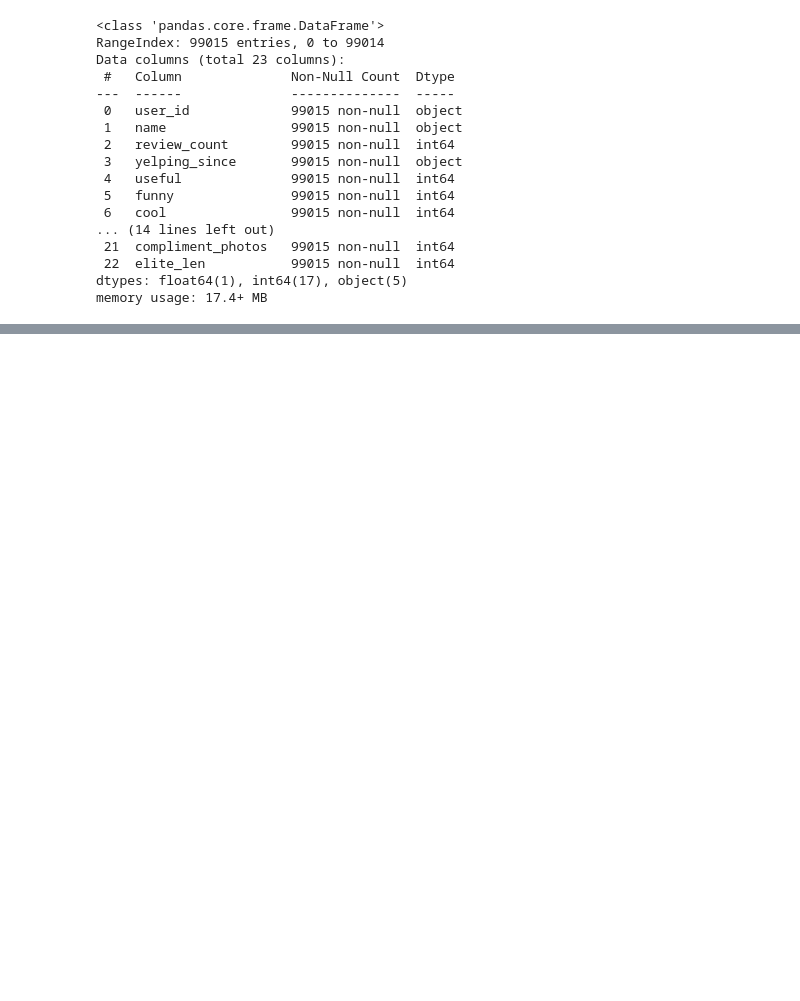
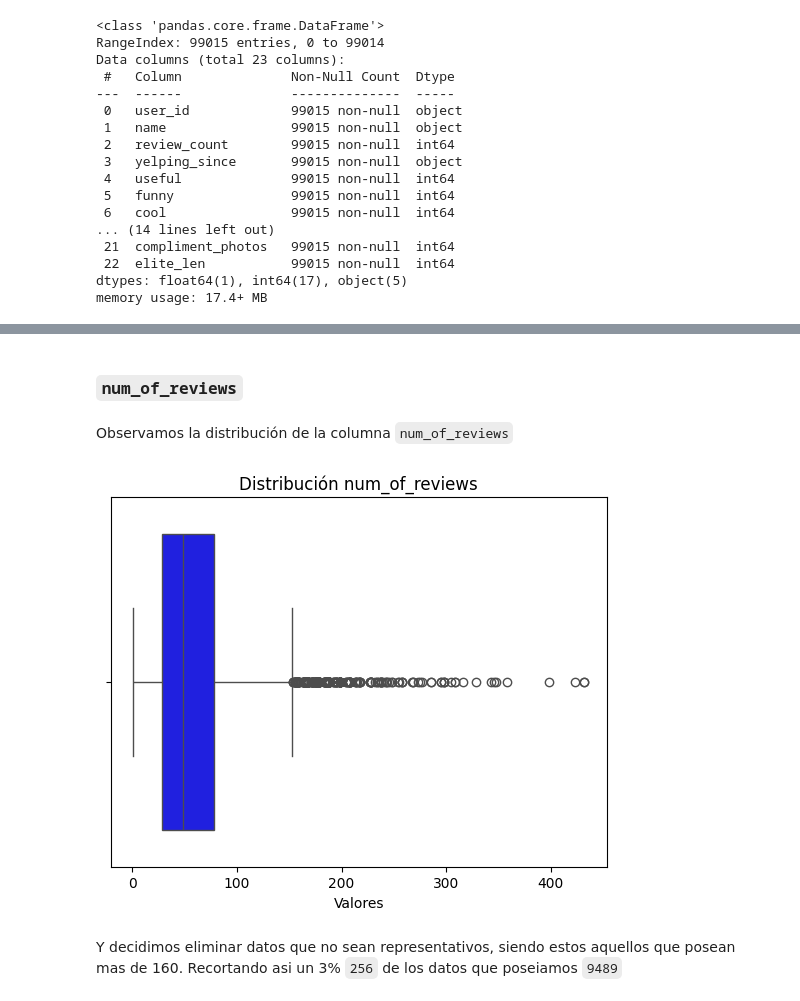
Before and after one commit to Aspirina180mg/PF_DATAPT07, a Jupyter notebook: EDA.ipynb, the cells around one changed output, grey strips where cells are left out. Drawn from its saved outputs; the diff is of its cells as text; code cells hidden in the pictures; blank space fills up the shorter version.

```diff
--- a/EDA.ipynb
+++ b/EDA.ipynb
@@ -154,0 +144,9 @@ memory usage: 17.4+ MB
+# %%
+# Utiliza str.contains() con una expresión regular para buscar nombres parecidos a "Subway"
+df_maps_records_restaurantes = df_maps_restaurantes[df_maps_restaurantes['name'].str.contains(r'Subway', case=False)]
+
+# Calcula el número de registros de Subway en restaurantes
+count_subway_records_restaurantes = df_maps_records_restaurantes.shape[0]
+
+# Imprime el número de registros de Subway en restaurantes
+print("Número de registros de Subway en restaurantes:", count_subway_records_restaurantes)
@@ -154,0 +165,3 @@ memory usage: 17.4+ MB
+# %%
+df_maps_restaurantes = df_maps_records_restaurantes
+df_maps_reviews = df_maps_records_reviews
@@ -154,0 +216,18 @@ memory usage: 17.4+ MB
+# %% [markdown]
+### ``num_of_reviews``
+# %% [markdown]
+Observamos la distribución de la columna `num_of_reviews`
+# %%
+# Crear el gráfico de caja
+sns.boxplot(x=df_maps_restaurantes['num_of_reviews'], color='blue')
+
+# Añadir etiquetas y título
+plt.xlabel('Valores')
+plt.title('Distribución num_of_reviews')
+
+# Mostrar el gráfico
+plt.show()
+# %% [output]
+[figure, added]
+# %% [markdown]
+Y decidimos eliminar datos que no sean representativos, siendo estos aquellos que posean mas de 160. Recortando asi un 3% `256` de los datos que poseiamos `9489`
```
Also changed, not shown: parts of 40 cells of this notebook, 1 other file.
